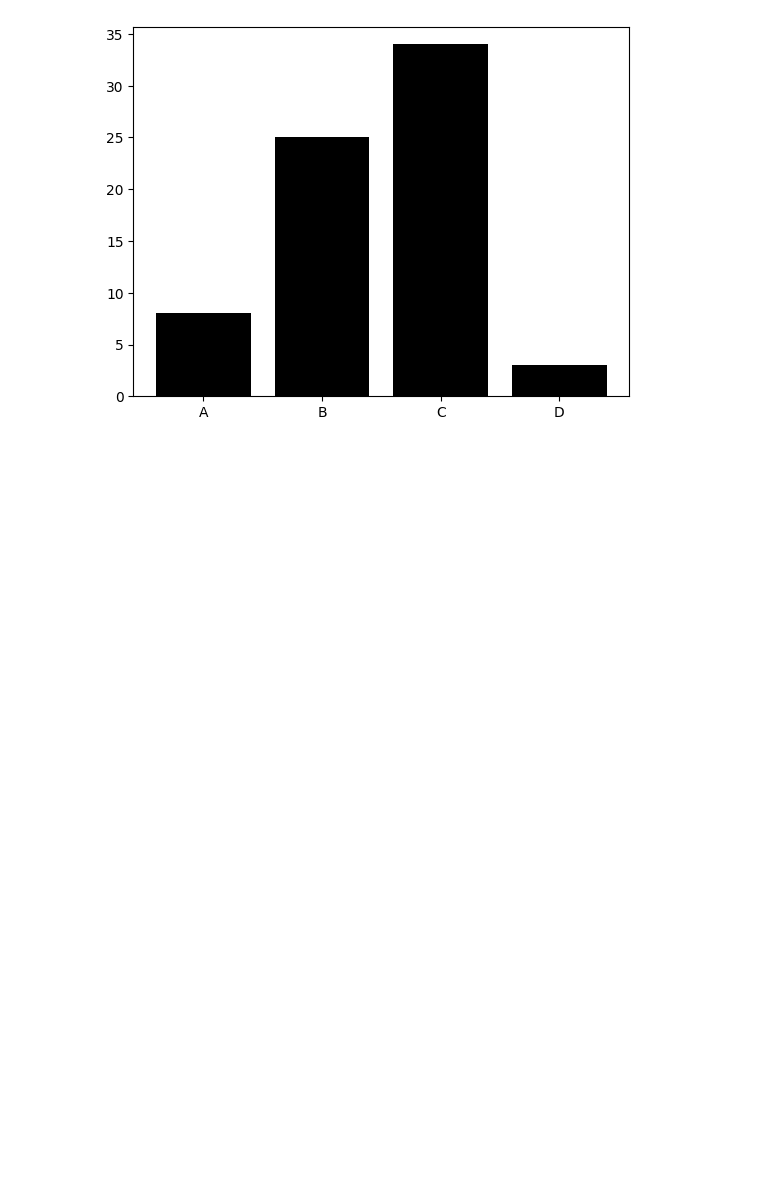
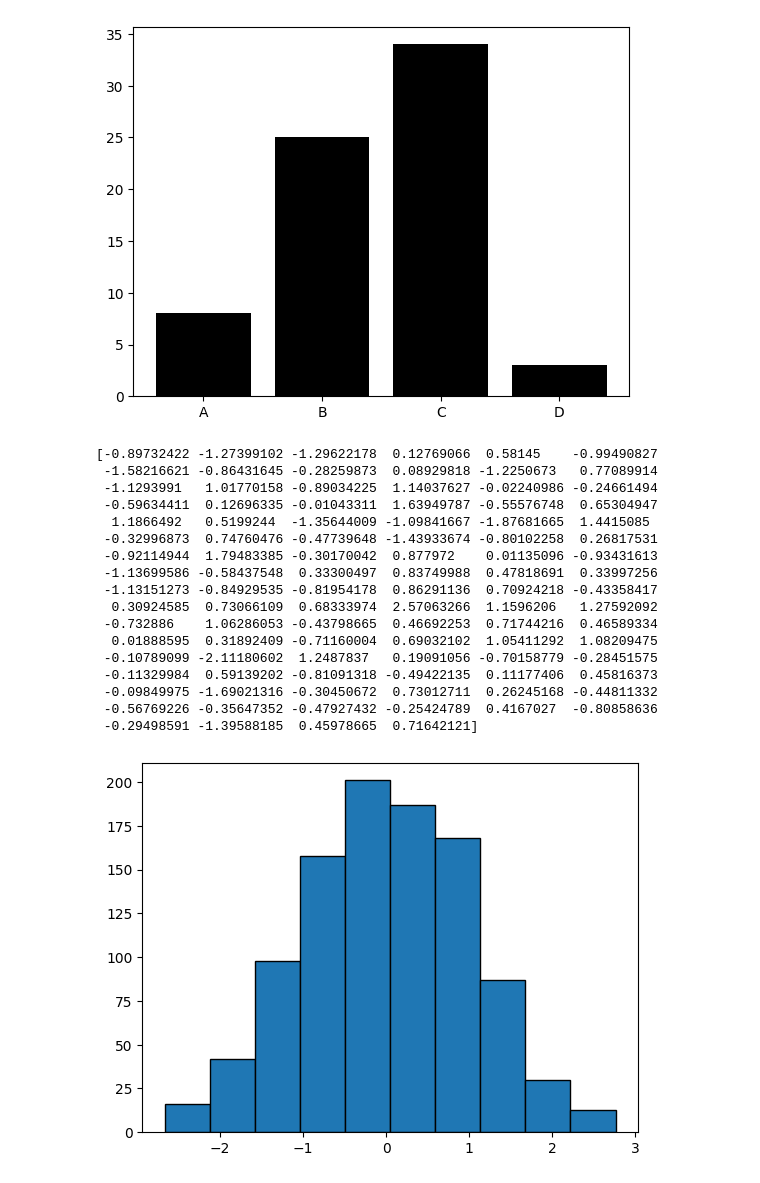
Before and after one commit to cmd-cosmos/learning, a Jupyter notebook: tutorials/data-science/plots_basics.ipynb, the cells around one changed output. Saved outputs shown, nothing was run; the diff lists cells and outputs as text; code cells hidden in the pictures; blank space fills up the shorter version.

Commit message:
basic histogram

```diff
--- a/tutorials/data-science/plots_basics.ipynb
+++ b/tutorials/data-science/plots_basics.ipynb
@@ -55,3 +55,29 @@ plt.bar(cat, vals, color='black')
 # %% [output]
 <BarContainer object of 4 artists>
 [figure]
+# %%
+# histograms
+
+data = np.random.randn(1000)
+plt.hist(data, bins=10, align="mid", edgecolor="black")
+print(data[0:100])
+plt.show()
+# %% [output]
+[-0.89732422 -1.27399102 -1.29622178  0.12769066  0.58145    -0.99490827
+ -1.58216621 -0.86431645 -0.28259873  0.08929818 -1.2250673   0.77089914
+ -1.1293991   1.01770158 -0.89034225  1.14037627 -0.02240986 -0.24661494
+ -0.59634411  0.12696335 -0.01043311  1.63949787 -0.55576748  0.65304947
+  1.1866492   0.5199244  -1.35644009 -1.09841667 -1.87681665  1.4415085
+ -0.32996873  0.74760476 -0.47739648 -1.43933674 -0.80102258  0.26817531
+ -0.92114944  1.79483385 -0.30170042  0.877972    0.01135096 -0.93431613
+ -1.13699586 -0.58437548  0.33300497  0.83749988  0.47818691  0.33997256
+ -1.13151273 -0.84929535 -0.81954178  0.86291136  0.70924218 -0.43358417
+  0.30924585  0.73066109  0.68333974  2.57063266  1.1596206   1.27592092
+ -0.732886    1.06286053 -0.43798665  0.46692253  0.71744216  0.46589334
+  0.01888595  0.31892409 -0.71160004  0.69032102  1.05411292  1.08209475
+ -0.10789099 -2.11180602  1.2487837   0.19091056 -0.70158779 -0.28451575
+ -0.11329984  0.59139202 -0.81091318 -0.49422135  0.11177406  0.45816373
+ -0.09849975 -1.69021316 -0.30450672  0.73012711  0.26245168 -0.44811332
+ -0.56769226 -0.35647352 -0.47927432 -0.25424789  0.4167027  -0.80858636
+ -0.29498591 -1.39588185  0.45978665  0.71642121]
+[figure, added]
```
